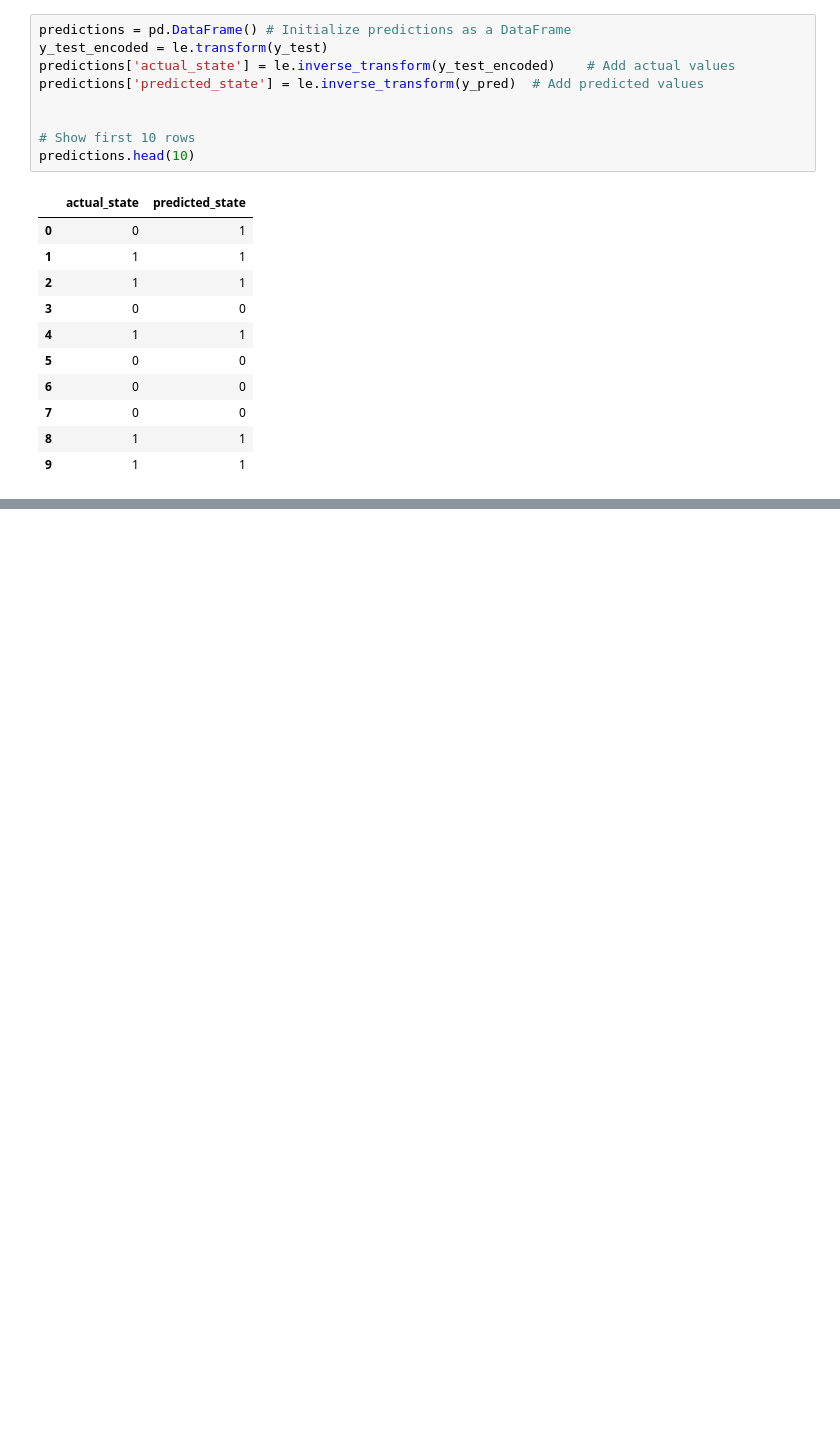
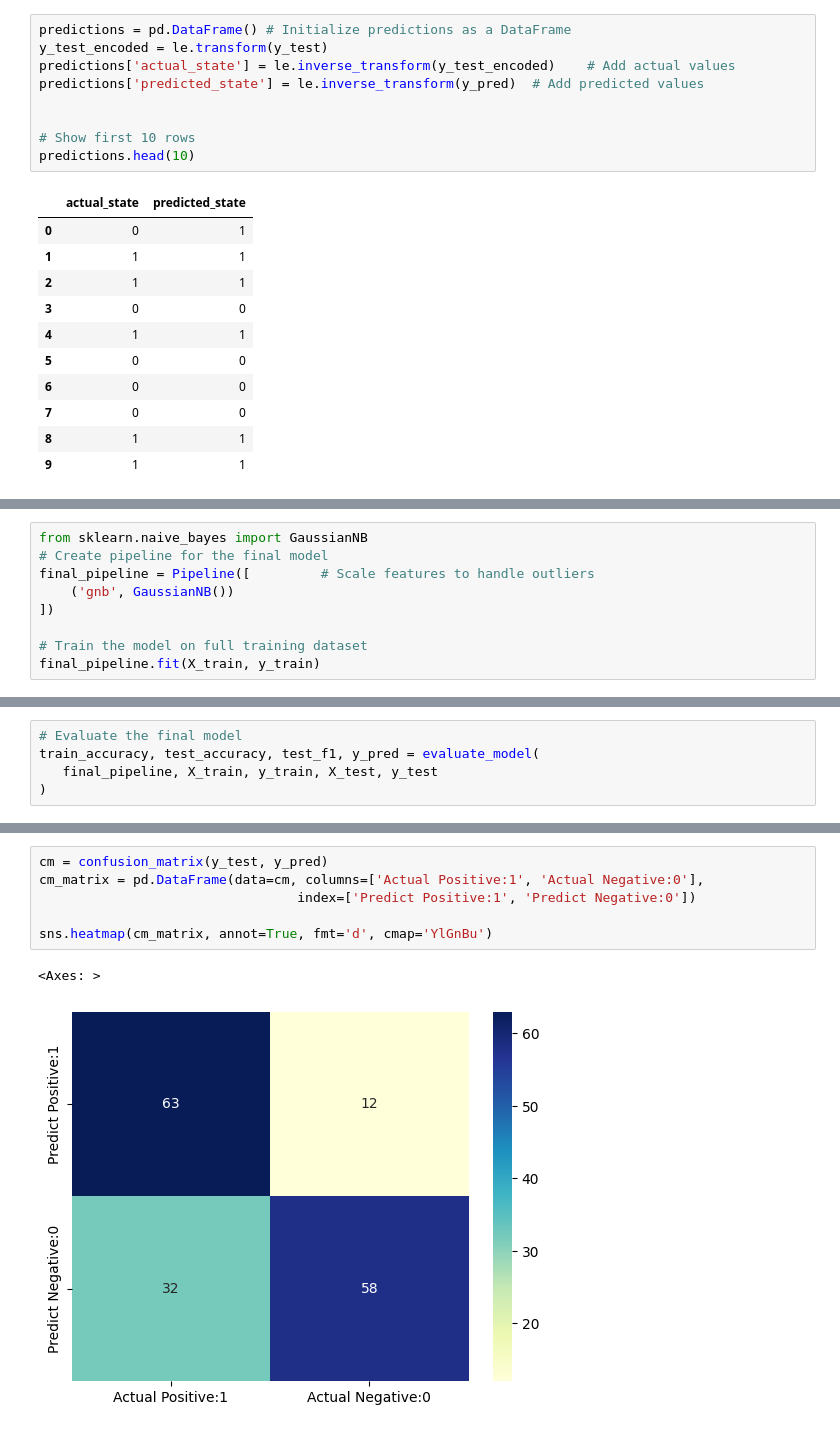
Before and after one commit to SleepyMiner/Heart-Attack-Prediction, a Jupyter notebook: HeartAttackPrediction.ipynb, the cells around one changed output, grey strips where cells are left out. Cells and saved outputs as stored; diff of their text form; blank space fills up the shorter version.

```diff
--- a/HeartAttackPrediction.ipynb
+++ b/HeartAttackPrediction.ipynb
@@ -620,0 +666,9 @@ predictions.head(10)
+# %%
+from sklearn.naive_bayes import GaussianNB
+# Create pipeline for the final model
+final_pipeline = Pipeline([         # Scale features to handle outliers
+    ('gnb', GaussianNB())
+])
+
+# Train the model on full training dataset
+final_pipeline.fit(X_train, y_train)
@@ -620,0 +677,5 @@ predictions.head(10)
+# %%
+# Evaluate the final model
+train_accuracy, test_accuracy, test_f1, y_pred = evaluate_model(
+   final_pipeline, X_train, y_train, X_test, y_test
+)
@@ -620,0 +692,9 @@ predictions.head(10)
+# %%
+cm = confusion_matrix(y_test, y_pred)
+cm_matrix = pd.DataFrame(data=cm, columns=['Actual Positive:1', 'Actual Negative:0'],
+                                 index=['Predict Positive:1', 'Predict Negative:0'])
+
+sns.heatmap(cm_matrix, annot=True, fmt='d', cmap='YlGnBu')
+# %% [output]
+<Axes: >
+[figure, added]
```
Also changed, not shown: parts of 31 cells of this notebook.
